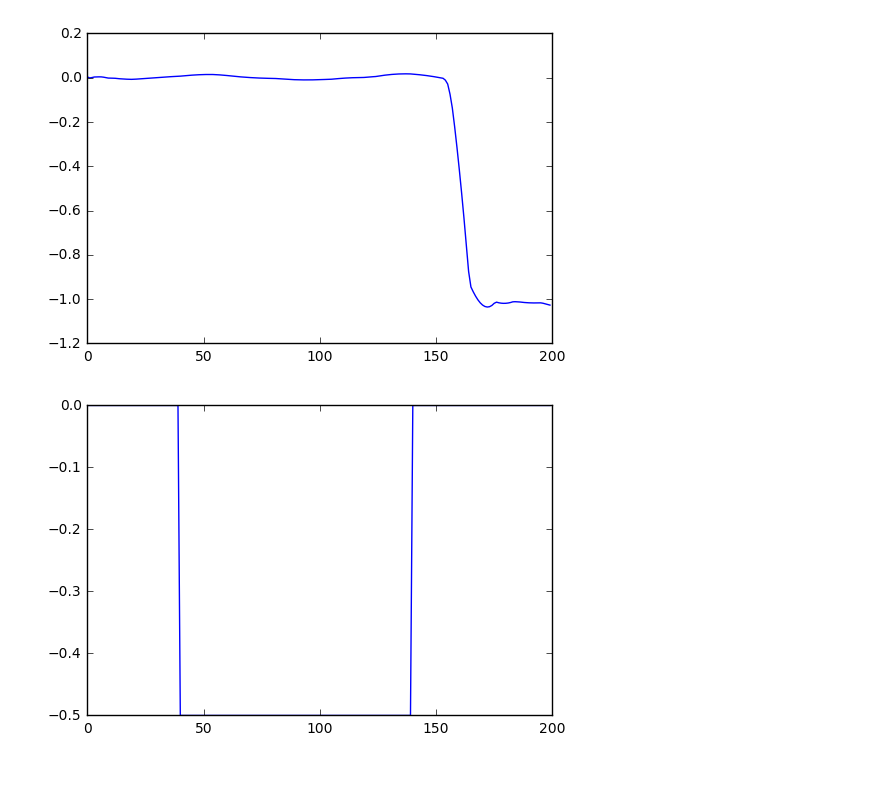
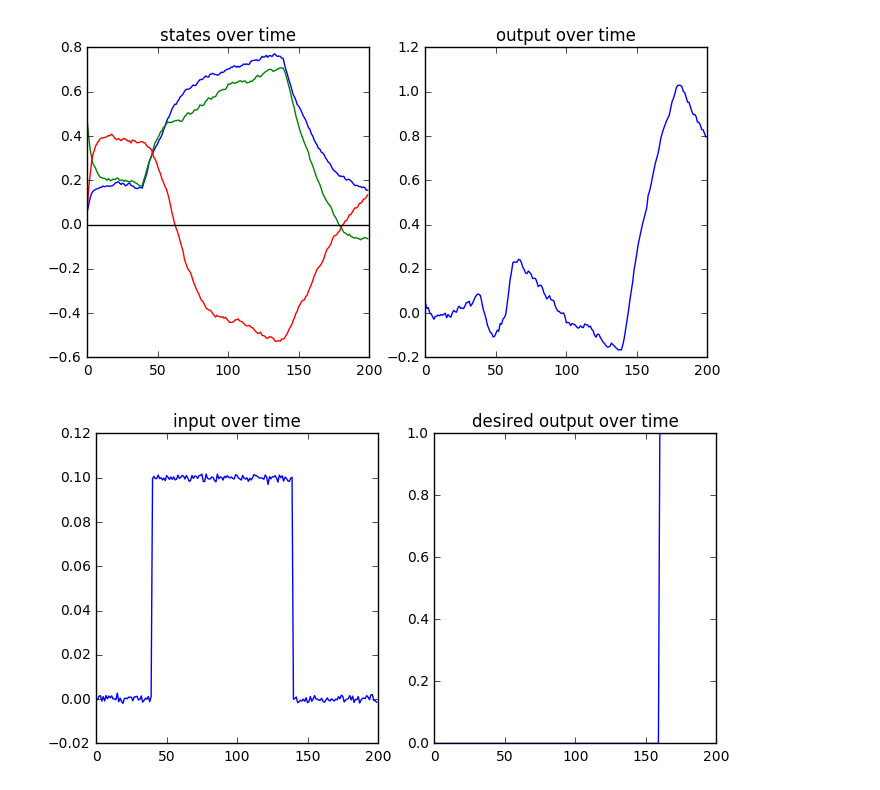
Before and after one commit to davidbrandfonbrener/sisyphus2, a Jupyter notebook: ipython notebooks/RDM analysis.ipynb, the cells around one changed output. Drawn from its saved outputs; the diff is of its cells as text; code cells hidden in the pictures.

```diff
--- a/ipython notebooks/RDM analysis.ipynb
+++ b/ipython notebooks/RDM analysis.ipynb
@@ -15,3 +8,5 @@ rdm = task.rdm(stim_noise = 0, W_in_train = False, W_rec_train = False, W_out_tr
+# %%
+rdm = task.rdm(stim_noise = 0.001, coherences = [.1], rec_noise = .01, N_rec = 3)
 # %%
 gen = rdm.generate_train_trials()
 # %%
@@ -20,7 +14,8 @@ model = Model(params)
 # %%
+model = Model(params)
 learning_rate = .001
-training_iters = 100000
-weights_path = '../weights/mem_sac.npz'
+training_iters = 300000
+weights_path = '../weights/rdm_david.npz'
 sess = tf.Session()
 model.train(sess, gen, learning_rate = learning_rate,
             training_iters = training_iters, weights_path = weights_path)
@@ -47,3 +71,5 @@ KeyboardInterrupt:
+# %%
+weights_path = '../weights/rdm_david.npz'
 # %%
 sim = simulation_tools.Simulator(params, weights_path=weights_path)
 dat = gen.next()
@@ -76,10 +78,2 @@ plt.show()
-# %%
-plt.plot(output[:,0,:])
-plt.show()
-# %% [output]
-[figure, removed]
-# %%
-plt.plot(trial)
-plt.show()
-# %% [output]
-[figure, removed]
+# %%
+trial = np.vstack((trial, np.zeros((1000,1))))
@@ -86,3 +82,28 @@ plt.show()
+# %%
+plt.figure(figsize=(8,4))
+plt.subplot(1,2,1)
+plt.plot(states[:,0,:])
+plt.axhline(y=0, color='k')
+plt.title("states over time")
+
+plt.subplot(1,2,2)
+plt.plot(output[:,0,0])
+plt.title("output over time")
+plt.show()
+
+plt.figure(figsize=(8,4))
+plt.subplot(1,2,1)
+plt.plot(trial)
+plt.title("input over time")
+
+plt.subplot(1,2,2)
+plt.plot(result)
+plt.title("desired output over time")
+
+plt.show()
+# %% [output]
+[figure, added]
+[figure, added]
 # %%
 analysis.hahnloser_fixed_point(sim, trial)
 # %% [output]
```
Also changed, not shown: parts of 29 cells of this notebook, 3 other files.
